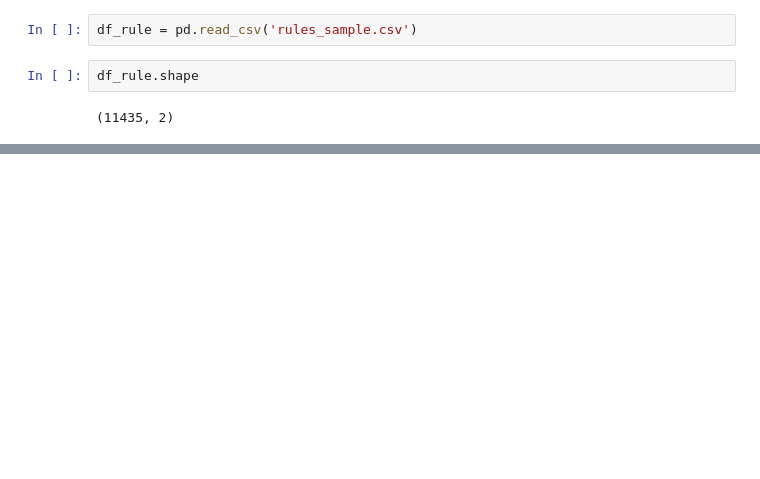
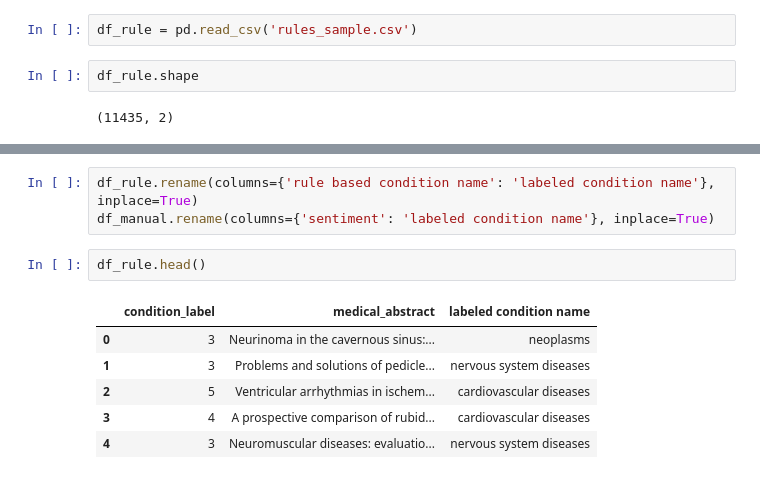
Before and after one commit to BespilotNick/Data-collection-and-markup, a Jupyter notebook: Seminar_9/Hometask_9.ipynb, the cells around one changed output, grey strips where cells are left out. Saved outputs shown, nothing was run; the diff lists cells and outputs as text; blank space fills up the shorter version.

```diff
--- a/Seminar_9/Hometask_9.ipynb
+++ b/Seminar_9/Hometask_9.ipynb
@@ -68,0 +185,12 @@ cardio_list = ['cardi', 'heart', 'vascul', 'pulmonary embolism', 'stroke', 'repe
+# %%
+df_rule.rename(columns={'rule based condition name': 'labeled condition name'}, inplace=True)
+df_manual.rename(columns={'sentiment': 'labeled condition name'}, inplace=True)
+# %%
+df_rule.head()
+# %% [output]
+|  | condition_label | medical_abstract | labeled condition name |
+| 0 | 3 | Neurinoma in the cavernous sinus:... | neoplasms |
+| 1 | 3 | Problems and solutions of pedicle... | nervous system diseases |
+| 2 | 5 | Ventricular arrhythmias in ischem... | cardiovascular diseases |
+| 3 | 4 | A prospective comparison of rubid... | cardiovascular diseases |
+| 4 | 3 | Neuromuscular diseases: evaluatio... | nervous system diseases |
```
Also changed, not shown: parts of 24 cells of this notebook, 2 other files.
